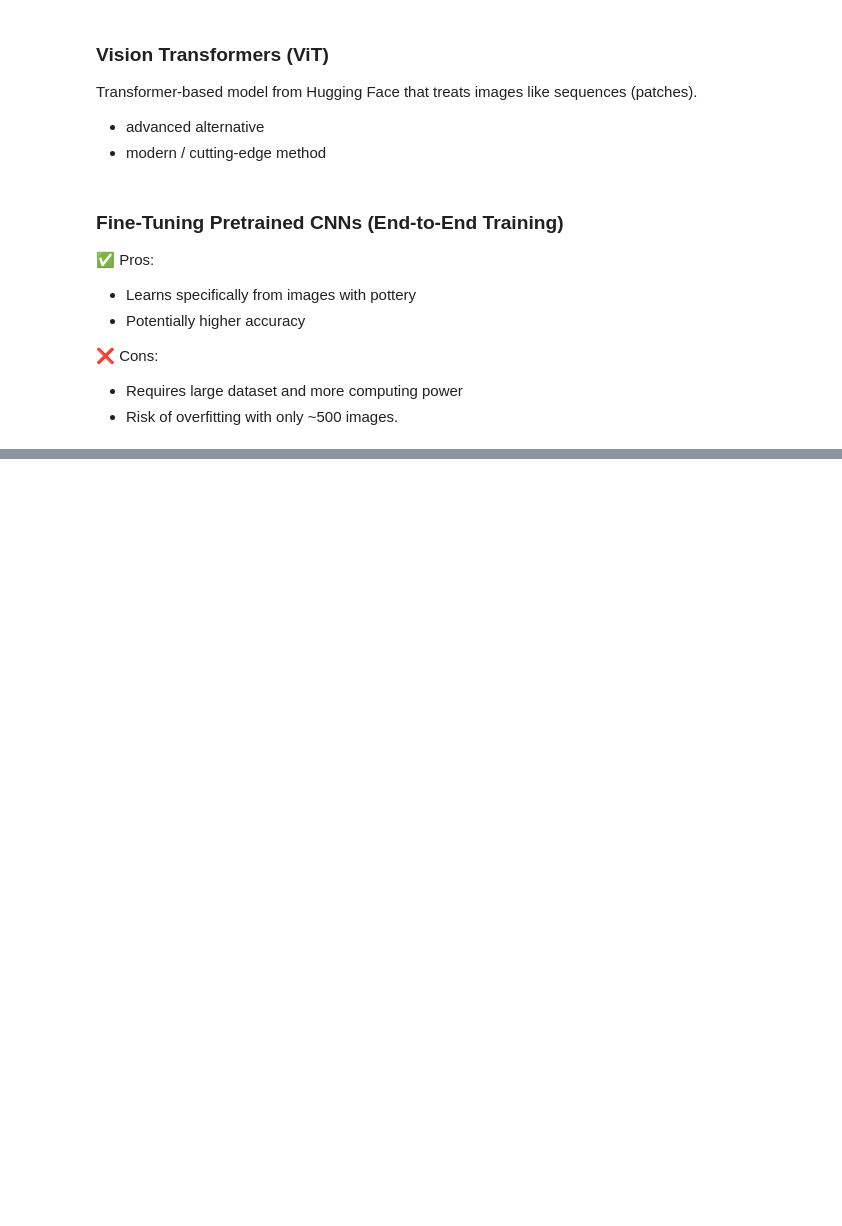
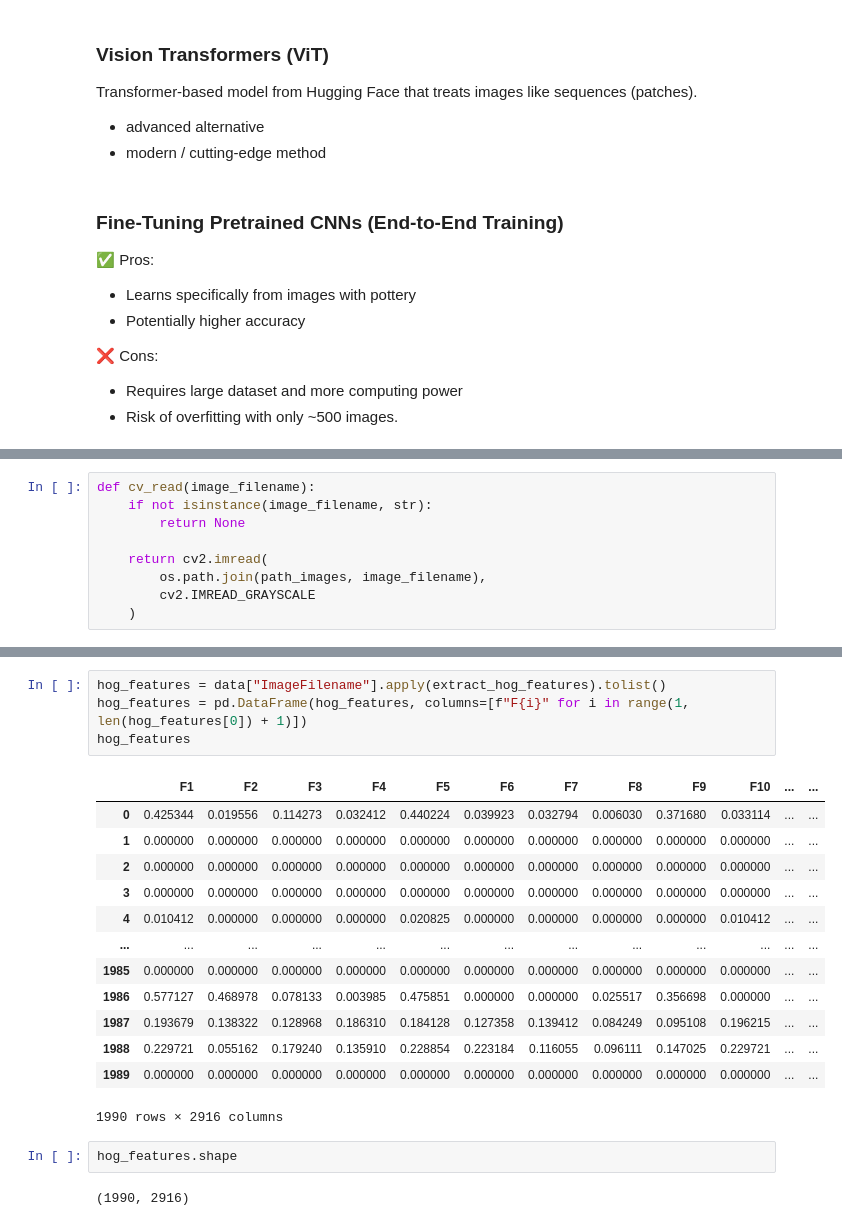
Before and after one commit to dimitris-kr/AgoraPottery, a Jupyter notebook: agora12_feature_extraction.ipynb, the cells around one changed output, grey strips where cells are left out. Saved outputs shown, nothing was run; the diff lists cells and outputs as text; blank space fills up the shorter version.

```diff
--- a/agora12_feature_extraction.ipynb
+++ b/agora12_feature_extraction.ipynb
@@ -327,0 +342,9 @@ Transformer-based model from Hugging Face that treats images like sequences (pat
+# %%
+def cv_read(image_filename):
+    if not isinstance(image_filename, str):
+        return None
+
+    return cv2.imread(
+        os.path.join(path_images, image_filename),
+        cv2.IMREAD_GRAYSCALE
+    )
@@ -327,0 +433,22 @@ Transformer-based model from Hugging Face that treats images like sequences (pat
+# %%
+hog_features = data["ImageFilename"].apply(extract_hog_features).tolist()
+hog_features = pd.DataFrame(hog_features, columns=[f"F{i}" for i in range(1, len(hog_features[0]) + 1)])
+hog_features
+# %% [output]
+|  | F1 | F2 | F3 | F4 | F5 | F6 | F7 | F8 | F9 | F10 | ... | ... |
+| 0 | 0.425344 | 0.019556 | 0.114273 | 0.032412 | 0.440224 | 0.039923 | 0.032794 | 0.006030 | 0.371680 | 0.033114 | ... | ... |
+| 1 | 0.000000 | 0.000000 | 0.000000 | 0.000000 | 0.000000 | 0.000000 | 0.000000 | 0.000000 | 0.000000 | 0.000000 | ... | ... |
+| 2 | 0.000000 | 0.000000 | 0.000000 | 0.000000 | 0.000000 | 0.000000 | 0.000000 | 0.000000 | 0.000000 | 0.000000 | ... | ... |
+| 3 | 0.000000 | 0.000000 | 0.000000 | 0.000000 | 0.000000 | 0.000000 | 0.000000 | 0.000000 | 0.000000 | 0.000000 | ... | ... |
+| 4 | 0.010412 | 0.000000 | 0.000000 | 0.000000 | 0.020825 | 0.000000 | 0.000000 | 0.000000 | 0.000000 | 0.010412 | ... | ... |
+| ... | ... | ... | ... | ... | ... | ... | ... | ... | ... | ... | ... | ... |
+| 1985 | 0.000000 | 0.000000 | 0.000000 | 0.000000 | 0.000000 | 0.000000 | 0.000000 | 0.000000 | 0.000000 | 0.000000 | ... | ... |
+| 1986 | 0.577127 | 0.468978 | 0.078133 | 0.003985 | 0.475851 | 0.000000 | 0.000000 | 0.025517 | 0.356698 | 0.000000 | ... | ... |
+| 1987 | 0.193679 | 0.138322 | 0.128968 | 0.186310 | 0.184128 | 0.127358 | 0.139412 | 0.084249 | 0.095108 | 0.196215 | ... | ... |
+| 1988 | 0.229721 | 0.055162 | 0.179240 | 0.135910 | 0.228854 | 0.223184 | 0.116055 | 0.096111 | 0.147025 | 0.229721 | ... | ... |
+| 1989 | 0.000000 | 0.000000 | 0.000000 | 0.000000 | 0.000000 | 0.000000 | 0.000000 | 0.000000 | 0.000000 | 0.000000 | ... | ... |
+1990 rows × 2916 columns
+# %%
+hog_features.shape
+# %% [output]
+(1990, 2916)
```
Also changed, not shown: parts of 16 cells of this notebook.
